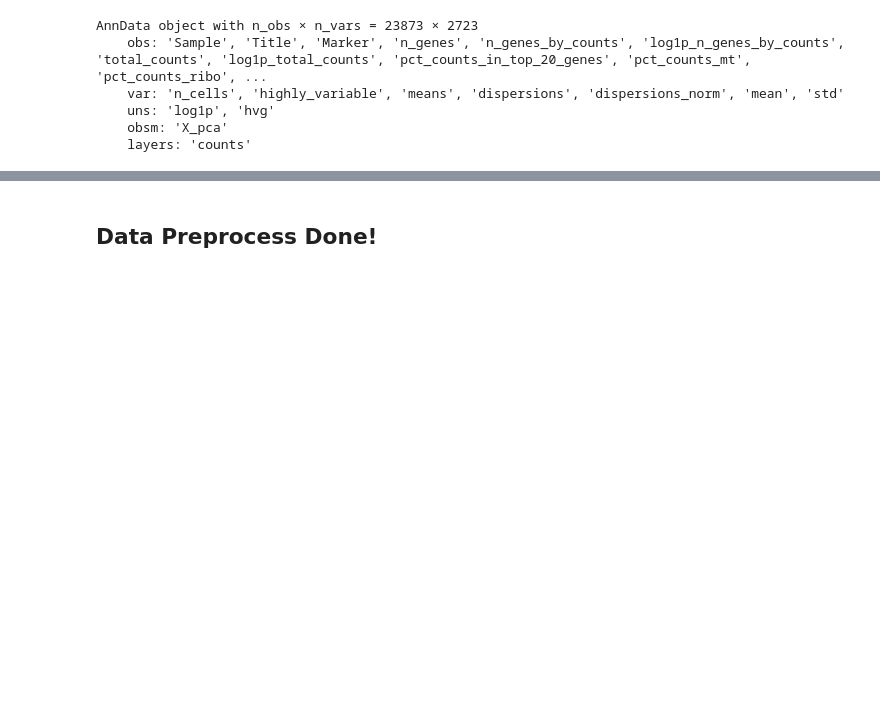
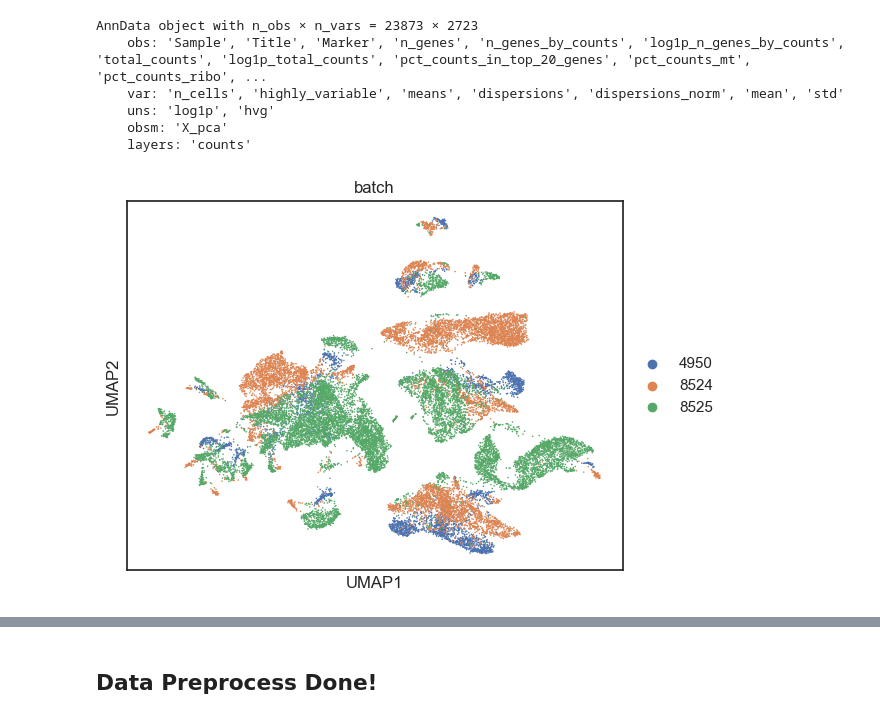
Before and after one commit to PolyPolyQ/scRNA-seq_ML, a Jupyter notebook: notebooks/baseline.ipynb, the cells around one changed output, grey strips where cells are left out. Saved outputs shown, nothing was run; the diff lists cells and outputs as text; code cells hidden in the pictures; blank space fills up the shorter version.

```diff
--- a/notebooks/baseline.ipynb
+++ b/notebooks/baseline.ipynb
@@ -357,6 +414,13 @@ AnnData object with n_obs × n_vars = 23873 × 2723
     uns: 'log1p', 'hvg'
     obsm: 'X_pca'
     layers: 'counts'
+# %%
+# check before removing batch effect
+sc.pp.neighbors(adata, use_rep='X_pca')
+sc.tl.umap(adata)
+sc.pl.umap(adata, color='batch') # works
+# %% [output]
+[figure, added]
 # %%
 # write the PCA data to a new h5ad file
 adata.write_h5ad(check_path + 'pca.h5ad')
```
Also changed, not shown: parts of 21 cells of this notebook.
